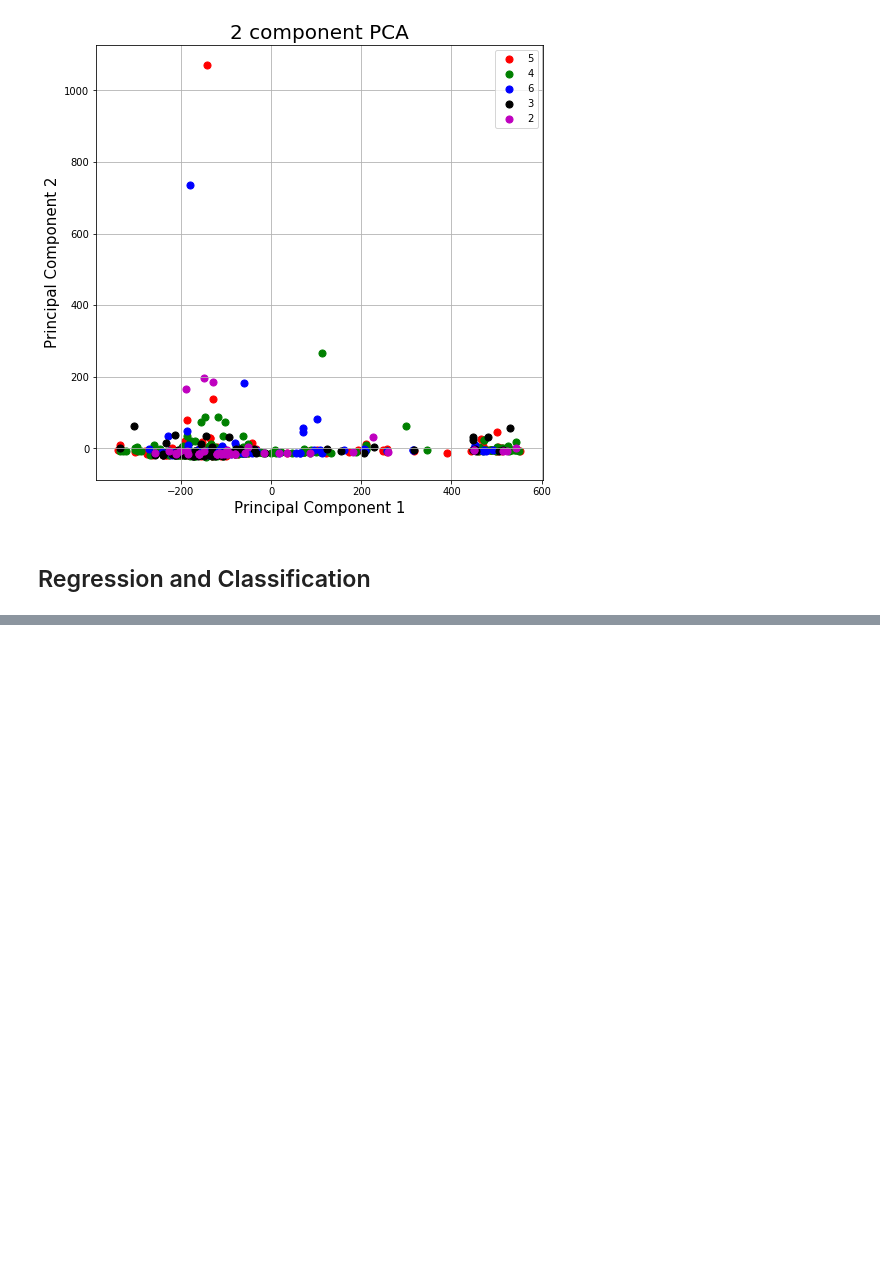
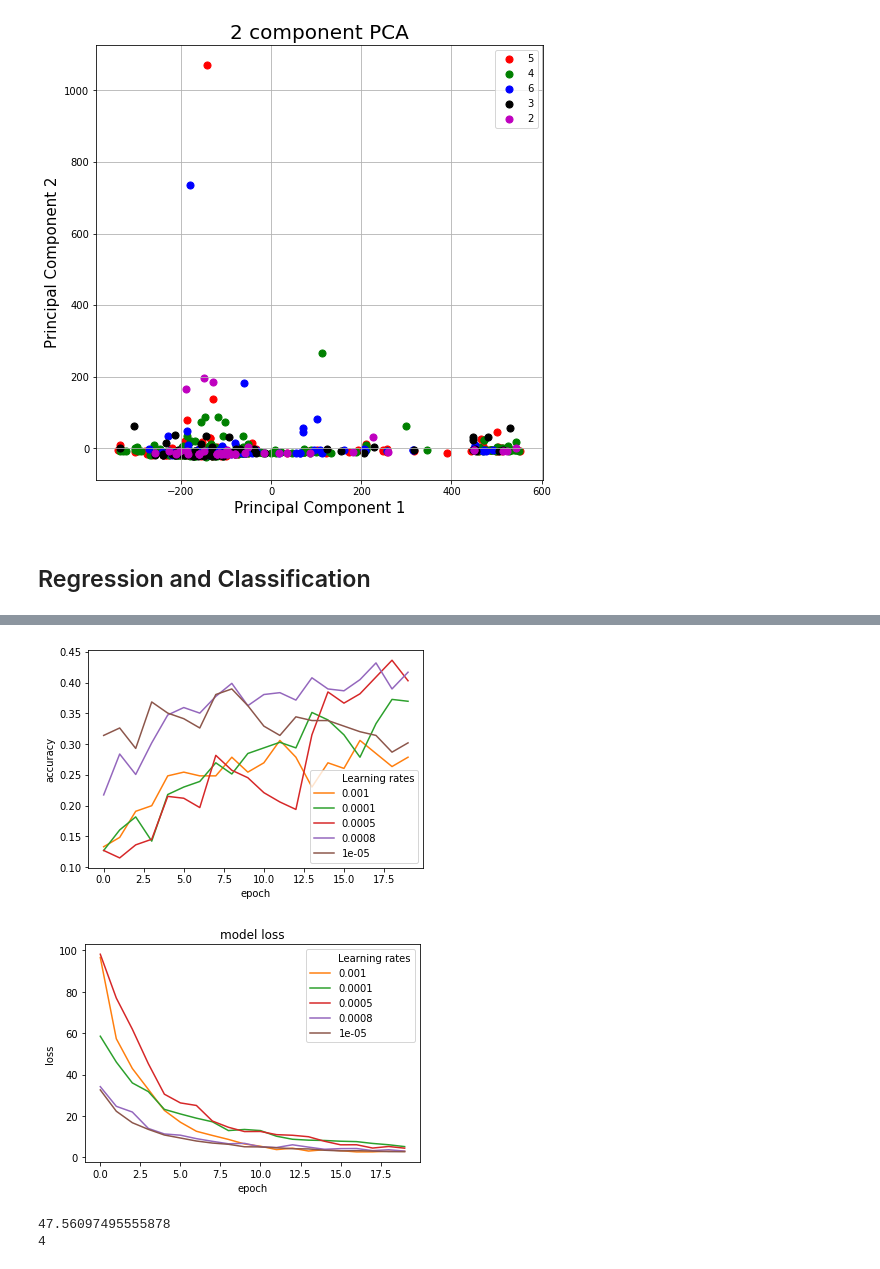
Before and after one commit to amirgamil/4641-Project, a Jupyter notebook: datasets/uci/Wildfire Prediction Notebook.ipynb, the cells around one changed output, grey strips where cells are left out. Drawn from its saved outputs; the diff is of its cells as text; code cells hidden in the pictures; blank space fills up the shorter version.

```diff
--- a/datasets/uci/Wildfire Prediction Notebook.ipynb
+++ b/datasets/uci/Wildfire Prediction Notebook.ipynb
@@ -216 +247,27 @@ Epoch 20/20
+# %%
+plt.plot([], [], ' ', label="Learning rates")
+for i in range(5):
+    plt.plot(histories[i].history['accuracy'], label=lr[i])
+plt.ylabel('accuracy')
+plt.xlabel('epoch')
+plt.legend()
+plt.show()
+
+plt.plot([], [], ' ', label="Learning rates")
+for i in range(5):
+    plt.plot(histories[i].history['loss'], label=lr[i])
+plt.title('model loss')
+plt.ylabel('loss')
+plt.xlabel('epoch')
+plt.legend()
+plt.show()
+# %% [output]
+[figure, added]
+[figure, added]
+# %%
+print(max(acc_per_fold))
+print(acc_per_fold.index(max(acc_per_fold)))
+# %% [output]
+47.56097495555878
+4
 # %%
```
Also changed, not shown: parts of 10 cells of this notebook.
